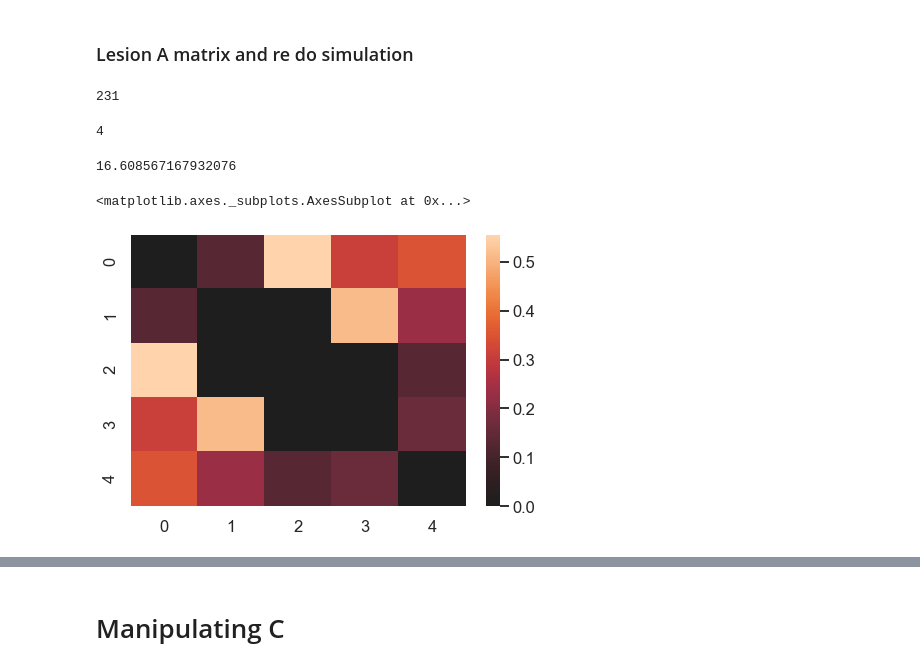
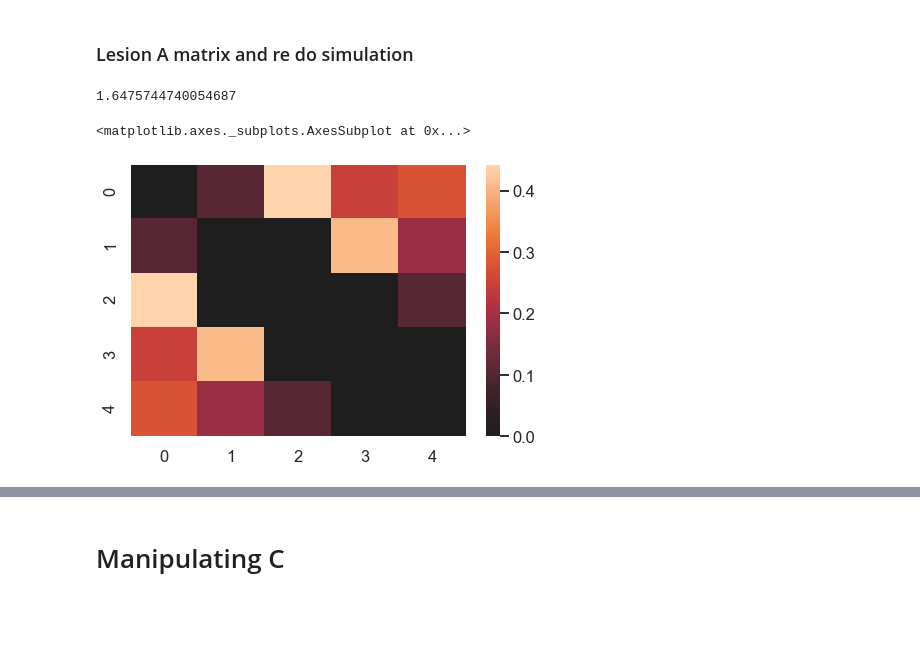
Before and after one commit to lindenmp/linear_system_demos, a Jupyter notebook: impulse_response.ipynb, the cells around one changed output, grey strips where cells are left out. Saved outputs shown, nothing was run; the diff lists cells and outputs as text; code cells hidden in the pictures; blank space fills up the shorter version.

```diff
--- a/impulse_response.ipynb
+++ b/impulse_response.ipynb
@@ -115,35 +121,25 @@ f.savefig('YlGnBu_r_full.svg', dpi = 300, bbox_inches = 'tight')
 # %% [markdown]
 ### Lesion A matrix and re do simulation
 # %%
-A_lesioned = A.copy()
+A_lesioned = A_norm.copy()
 A_lesioned[2,1] = 0
 A_lesioned[1,2] = 0
 A_lesioned[2,3] = 0
 A_lesioned[3,2] = 0
+A_lesioned[3,4] = 0
+A_lesioned[4,3] = 0
 # %%
-node_strength(A_lesioned)[0]
+ave_control(A_lesioned, c = None)[0]
 # %% [output]
-231
+1.6475744740054687
-# %%
-node_degree(A_lesioned)[0]
-# %% [output]
-4
-# %%
-ave_control(A_lesioned)[0]
-# %% [output]
-16.608567167932076
 # %%
-# Normalize A matrix and plot
-u, s, vt = svd(A_lesioned) # SVD
-A_norm = (A_lesioned/s[0])*c # Matrix normalization
-
 f, ax = plt.subplots()
 f.set_figwidth(7.5)
 f.set_figheight(5)
-sns.heatmap(A_norm, center = 0, ax = ax)
+sns.heatmap(A_lesioned, center = 0, ax = ax)
 # %% [output]
 <matplotlib.axes._subplots.AxesSubplot at 0x...>
-[figure, old version]
+[figure, new version]
 # %%
 # Simulate linear system
 x = np.zeros((num_nodes,num_steps))
```
Also changed, not shown: parts of 6 cells of this notebook.
